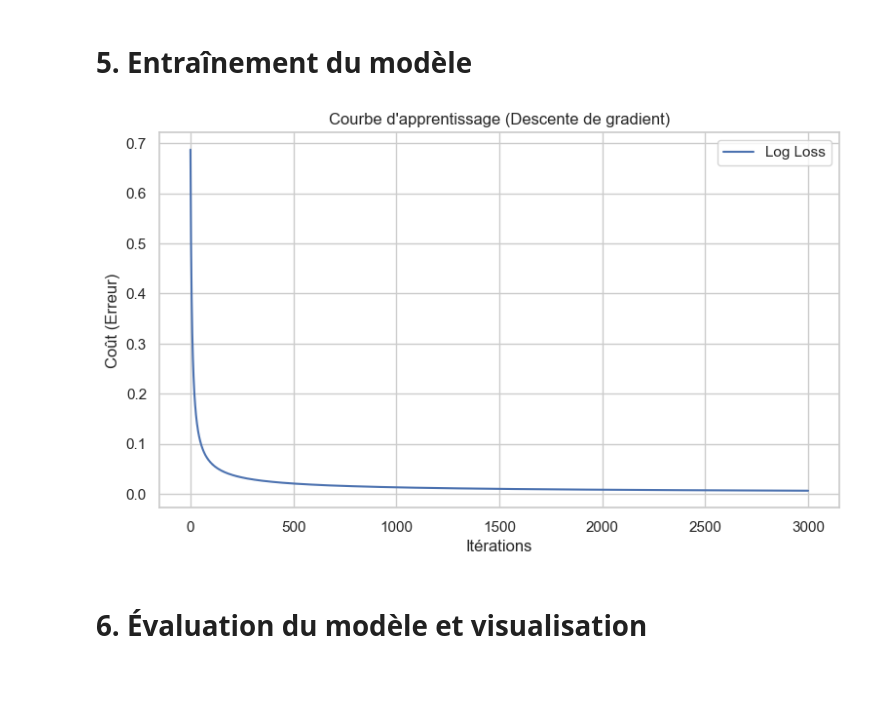
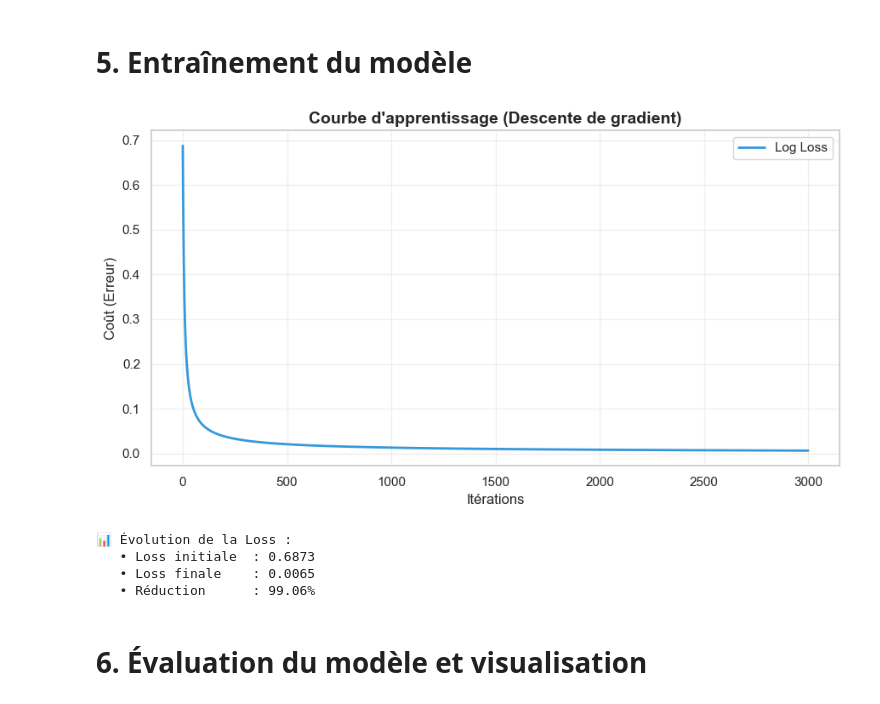
Before and after one commit to Abdlatif-nabgha/healthy-lifestyle-predictor, a Jupyter notebook: model/logistic_regression.ipynb, the cells around one changed output. Drawn from its saved outputs; the diff is of its cells as text; code cells hidden in the pictures; blank space fills up the shorter version.

```diff
--- a/model/logistic_regression.ipynb
+++ b/model/logistic_regression.ipynb
@@ -123,41 +123,72 @@ def optimisation(W, b, dW, db, learning_rate):
 # %% [markdown]
 # 5. Entraînement du modèle
 # %%
-def regression_logistique(X, y, learning_rate=0.1, n_iter=10000):
+def regression_logistique(X_train, y_train, learning_rate=0.1, n_iter=10000):
+    """
+    Entraîne un modèle de régression logistique from scratch
+
+    Args:
+        X_train: Données d'entraînement (n_samples, n_features)
+        y_train: Labels d'entraînement (n_samples, 1)
+        learning_rate: Taux d'apprentissage
+        n_iter: Nombre d'itérations
+
+    Returns:
+        W: Poids finaux
+        b: Biais final
+        loss_history: Historique des erreurs
+    """
     # Initialisation
-    W, b = initialisation(X)
+    W, b = initialisation(X_train)
     loss_history = []
 
     # Boucle d'apprentissage
     for i in range(n_iter):
-        # Forward
-        A = modele(X, W, b)
+        # Forward - ✅ UTILISER X_train
+        A = modele(X_train, W, b)
 
-        # Loss
-        loss = log_loss(y, A)
+        # Loss - ✅ UTILISER y_train
+        loss = log_loss(y_train, A)
         loss_history.append(loss)
 
         # Backward (Gradients)
-        dW, db = gradients(X, A, y)
+        dW, db = gradients(X_train, A, y_train)
 
         # Update
         W, b = optimisation(W, b, dW, db, learning_rate)
 
     return W, b, loss_history
 
 # Lancement de l'entraînement
-W_final, b_final, loss_history = regression_logistique(X_train, y_train, learning_rate=0.1, n_iter=3000)
+W_final, b_final, loss_history = regression_logistique(
+    X_train, y_train,
+    learning_rate=0.1,
+    n_iter=3000
+)
 
 # Visualisation de la courbe d'apprentissage
 plt.figure(figsize=(9, 5))
-plt.plot(loss_history, label='Log Loss')
-plt.title('Courbe d\'apprentissage (Descente de gradient)')
-plt.xlabel('Itérations')
-plt.ylabel('Coût (Erreur)')
-plt.legend()
+plt.plot(loss_history, label='Log Loss', linewidth=2, color='#3498db')
+plt.title('Courbe d\'apprentissage (Descente de gradient)',
+          fontsize=14, fontweight='bold')
+plt.xlabel('Itérations', fontsize=12)
+plt.ylabel('Coût (Erreur)', fontsize=12)
+plt.legend(fontsize=11)
+plt.grid(alpha=0.3)
+plt.tight_layout()
 plt.show()
+
+# Affichage des dernières valeurs de loss
+print(f"\n📊 Évolution de la Loss :")
+print(f"   • Loss initiale  : {loss_history[0]:.4f}")
+print(f"   • Loss finale    : {loss_history[-1]:.4f}")
+print(f"   • Réduction      : {(1 - loss_history[-1]/loss_history[0])*100:.2f}%")
 # %% [output]
-[figure, old version]
+[figure, new version]
+📊 Évolution de la Loss :
+   • Loss initiale  : 0.6873
+   • Loss finale    : 0.0065
+   • Réduction      : 99.06%
 # %% [markdown]
 # 6. Évaluation du modèle et visualisation
 # %% [markdown]
```
Also changed, not shown: parts of 1 cell of this notebook, 1 other file.
